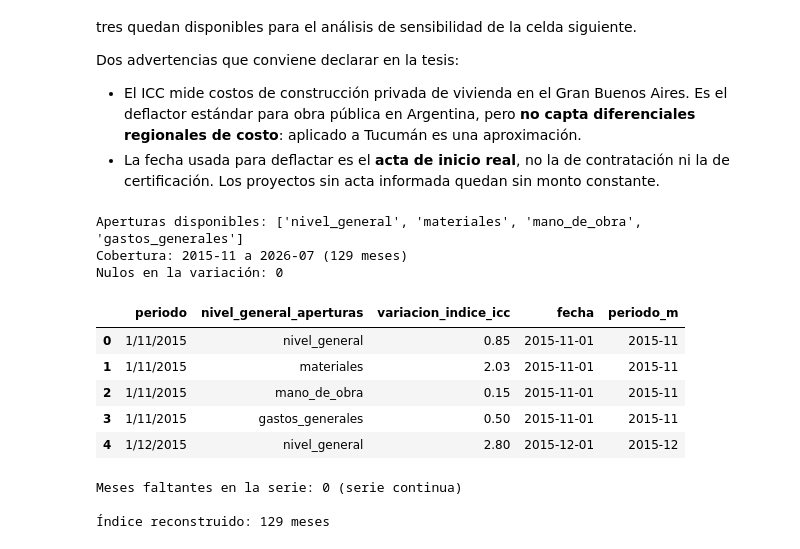
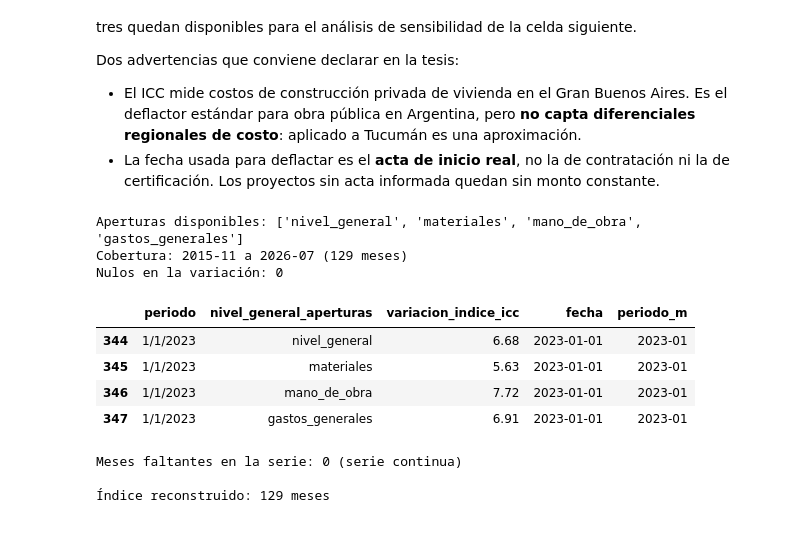
Before and after one commit to Camilamop/RENABAP, a Jupyter notebook: bloque2_intervenciones_territoriales(1).ipynb, the cells around one changed output. Saved outputs shown, nothing was run; the diff lists cells and outputs as text; code cells hidden in the pictures.

```diff
--- a/bloque2_intervenciones_territoriales(1).ipynb
+++ b/bloque2_intervenciones_territoriales(1).ipynb
@@ -746,28 +754,27 @@ Dos advertencias que conviene declarar en la tesis:
 # %%
 # --- Carga de la serie ICC -----------------------------------------------
 # Formato del archivo: separador ';', decimal ',', fecha d/m/aaaa,
 # estructura larga (una fila por mes y apertura), valores en variación % mensual.
 MES_BASE_ICC = "2023-12"   # mes al que se llevan todos los montos
 
 icc_crudo = pd.read_csv(f"{RAW}/indice_icc.csv", sep=";", decimal=",")
 icc_crudo["fecha"] = pd.to_datetime(icc_crudo["periodo"], format="%d/%m/%Y", errors="coerce")
 icc_crudo["periodo_m"] = icc_crudo["fecha"].dt.to_period("M").astype(str)
 
 print("Aperturas disponibles:", icc_crudo["nivel_general_aperturas"].unique().tolist())
 print(f"Cobertura: {icc_crudo['periodo_m'].min()} a {icc_crudo['periodo_m'].max()} "
       f"({icc_crudo['periodo_m'].nunique()} meses)")
 print(f"Nulos en la variación: {icc_crudo['variacion_indice_icc'].isna().sum()}")
-icc_crudo.head()
+icc_crudo[icc_crudo['periodo'] == '1/1/2023'].head(5)
 # %% [output]
 Aperturas disponibles: ['nivel_general', 'materiales', 'mano_de_obra', 'gastos_generales']
 Cobertura: 2015-11 a 2026-07 (129 meses)
 Nulos en la variación: 0
 |  | periodo | nivel_general_aperturas | variacion_indice_icc | fecha | periodo_m |
-| 0 | 1/11/2015 | nivel_general | 0.85 | 2015-11-01 | 2015-11 |
-| 1 | 1/11/2015 | materiales | 2.03 | 2015-11-01 | 2015-11 |
-| 2 | 1/11/2015 | mano_de_obra | 0.15 | 2015-11-01 | 2015-11 |
-| 3 | 1/11/2015 | gastos_generales | 0.50 | 2015-11-01 | 2015-11 |
-| 4 | 1/12/2015 | nivel_general | 2.80 | 2015-12-01 | 2015-12 |
+| 344 | 1/1/2023 | nivel_general | 6.68 | 2023-01-01 | 2023-01 |
+| 345 | 1/1/2023 | materiales | 5.63 | 2023-01-01 | 2023-01 |
+| 346 | 1/1/2023 | mano_de_obra | 7.72 | 2023-01-01 | 2023-01 |
+| 347 | 1/1/2023 | gastos_generales | 6.91 | 2023-01-01 | 2023-01 |
 # %%
 # --- Reconstrucción del índice a partir de las variaciones ---------------
 def encadenar(variaciones, base=100.0):
```
Also changed, not shown: parts of 25 cells of this notebook.
